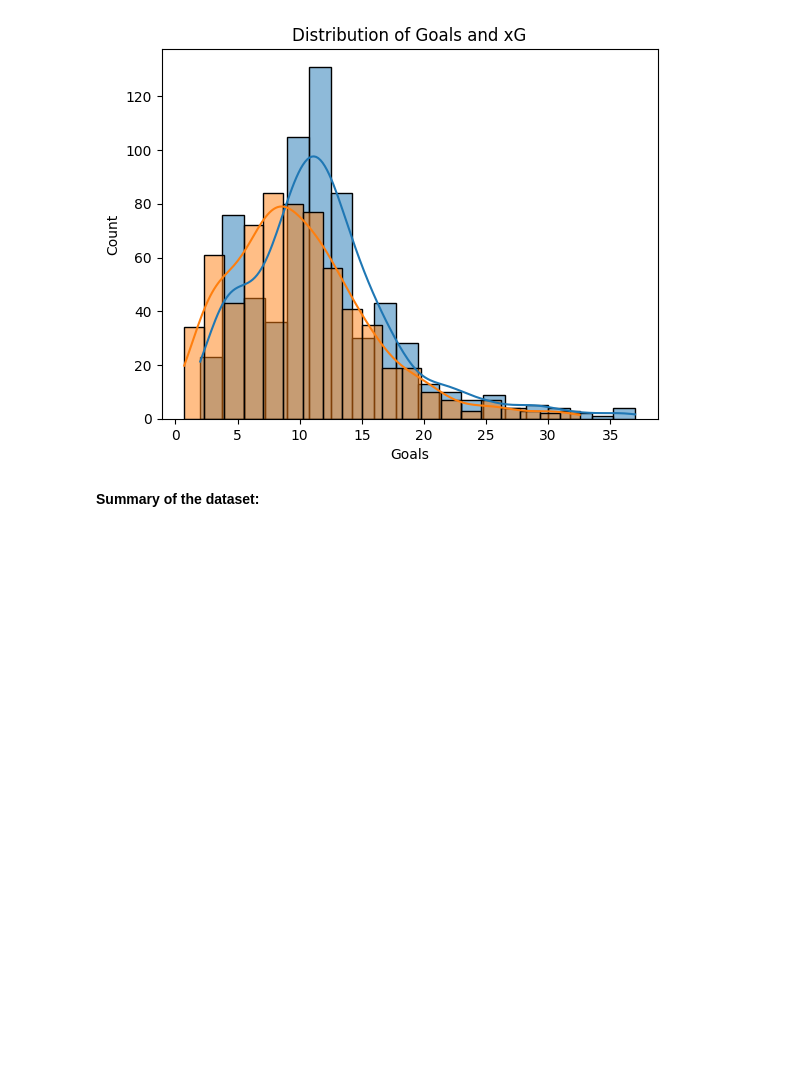
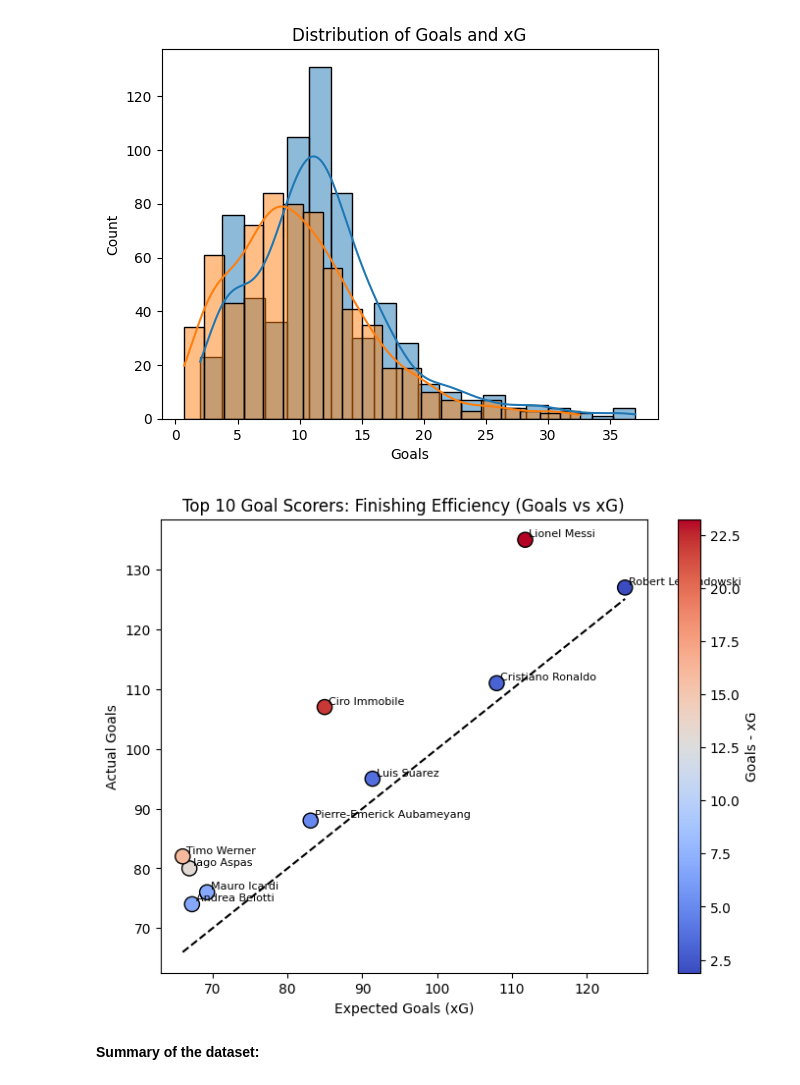
Before and after one commit to PranavThorali/Data-Analysis, a Jupyter notebook: EDA Projects/FootballPredictions16/footballeda.ipynb, the cells around one changed output. Drawn from its saved outputs; the diff is of its cells as text; code cells hidden in the pictures; blank space fills up the shorter version.

```diff
--- a/EDA Projects/FootballPredictions16/footballeda.ipynb
+++ b/EDA Projects/FootballPredictions16/footballeda.ipynb
@@ -168,6 +168,58 @@ Text(0.5, 1.0, 'Distribution of Goals and xG')
 ### Average League Goals per year
 avg_goals_per_league_year = df.groupby(['Year', 'League'])['Goals'].mean().reset_index()
 pivot_avg_goals = avg_goals_per_league_year.pivot(index='Year', columns='League', values='Goals')
+# %%
+top10 = df.groupby('Player Names')['Goals'].sum().sort_values(ascending=False).head(10)
+top10_players = top10.index
+
+df_top10 = df[df['Player Names'].isin(top10_players)]
+# %%
+top10_agg = df_top10.groupby('Player Names').agg({
+    'Goals': 'sum',
+    'xG': 'sum'
+}).reset_index()
+# %%
+top10_agg['Performance'] = top10_agg['Goals'] - top10_agg['xG']
+# %%
+import matplotlib.pyplot as plt
+
+plt.figure(figsize=(8,6))
+
+scatter = plt.scatter(
+    top10_agg['xG'],
+    top10_agg['Goals'],
+    c=top10_agg['Performance'],   # 👈 HERE
+    cmap='coolwarm',
+    s=120,
+    edgecolor='black'
+)
+
+# Color bar
+plt.colorbar(scatter, label='Goals - xG')
+
+# Labels
+for i, player in enumerate(top10_agg['Player Names']):
+    plt.text(
+    top10_agg['xG'][i] + 0.5,   # 👈 shift right
+    top10_agg['Goals'][i] + 0.5, # 👈 shift up
+    player,
+    fontsize=8
+)
+
+# Diagonal reference line
+plt.plot(
+    [top10_agg['xG'].min(), top10_agg['xG'].max()],
+    [top10_agg['xG'].min(), top10_agg['xG'].max()],
+    'k--'
+)
+
+plt.xlabel('Expected Goals (xG)')
+plt.ylabel('Actual Goals')
+plt.title('Top 10 Goal Scorers: Finishing Efficiency (Goals vs xG)')
+
+plt.show()
+# %% [output]
+[figure, added]
 # %% [markdown]
 **Summary of the dataset:**
 # %% [markdown]
```
